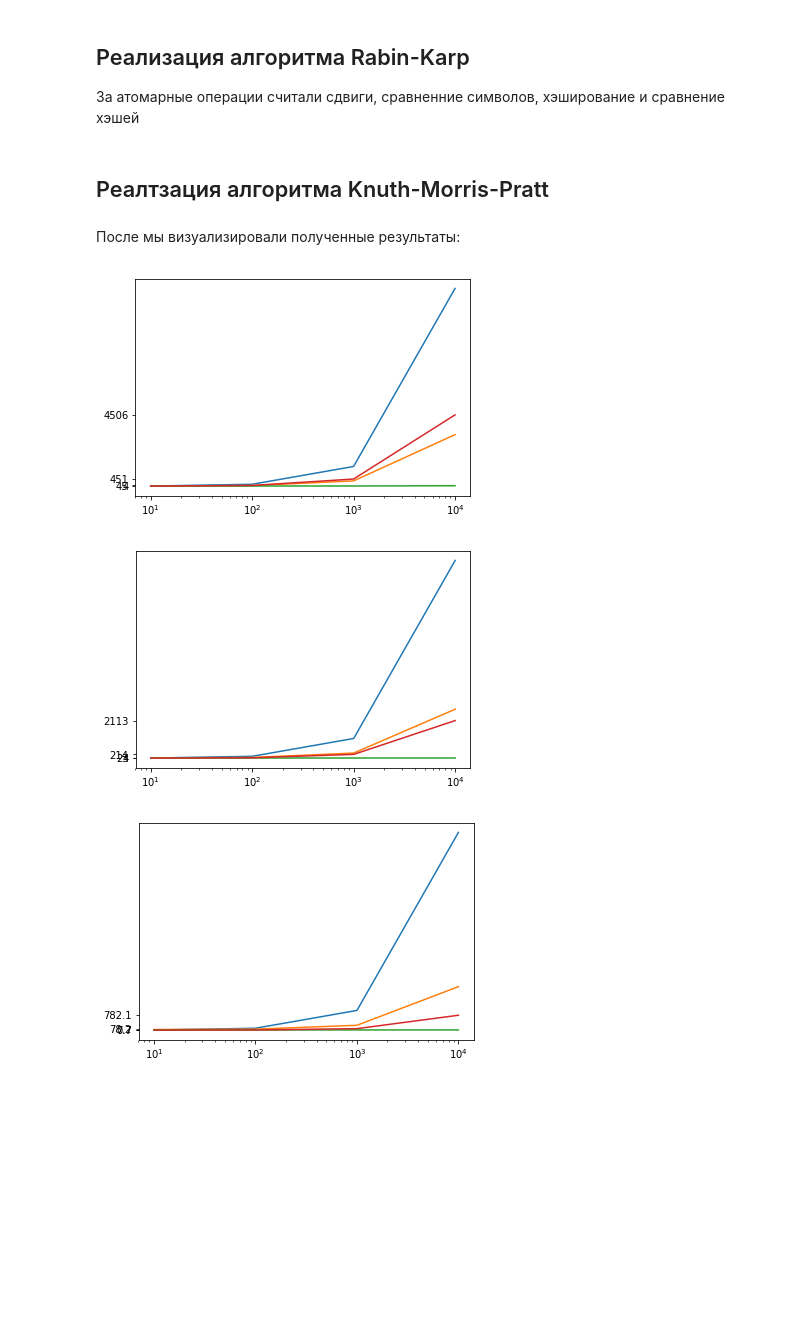
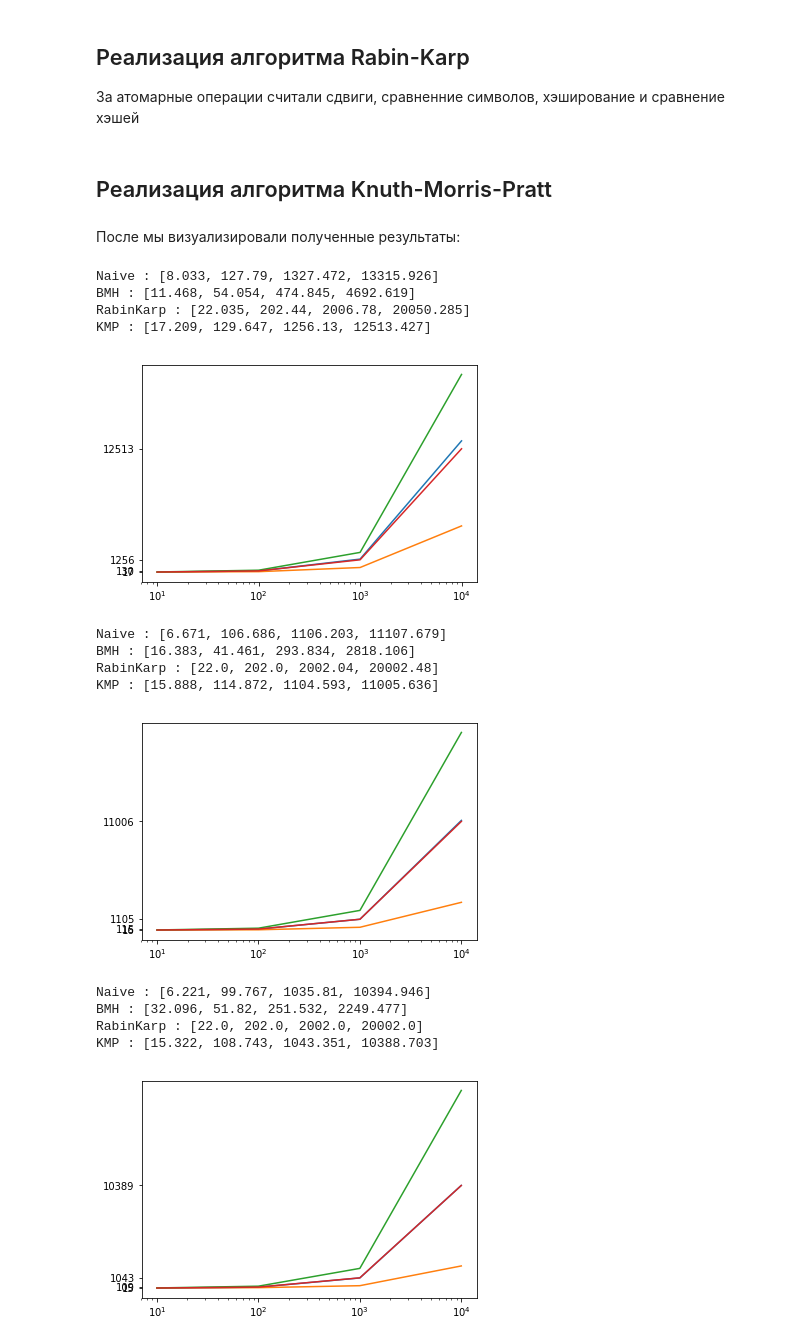
Before and after one commit to MaksimovArtem/Algorithms_of_operations_research, a Jupyter notebook: Strings.ipynb, the cells around one changed output. Drawn from its saved outputs; the diff is of its cells as text; code cells hidden in the pictures; blank space fills up the shorter version.

```diff
--- a/Strings.ipynb
+++ b/Strings.ipynb
@@ -73,7 +75,7 @@ def Naive(string, pattern, alp_length):
             j += 1
         if j == len(pattern):
             shifts_list.append(i)
-    return shifts_list, shifts_count + comparisons_count
+    return shifts_list, comparisons_count
 # %% [markdown]
 ## Реализация алгоритма Boyer-Moure-Horspool
 
@@ -106,7 +108,7 @@ def BMH(string, pattern, alp_length):
         if flag:
             shifts.append(i)
         i += 1
-    #test_on_naive(string, pattern, shifts, alp_length)
+    test_on_naive(string, pattern, shifts, alp_length)
     return shifts, comparison_count + preprocessing_count
 # %% [markdown]
 Результат работы сравнивается с результатом, выданным наивным алгоритмом для проверки правильнотси работы
@@ -133,12 +135,12 @@ class RKhasher:
 def RabinKarp(string, pattern, alp_length):
     shifts = []
     preprocessing_count = 2*len(pattern)
-    hash_comp_count = comparison_count = 0
+    hash_comp_count = comparison_count = hash_recount = 0
     hs = RKhasher.hash(string, len(pattern))
     hpat = RKhasher.hash(pattern, len(pattern))
     for i in range(len(string) - len(pattern) + 1):
+        hash_comp_count += 1
         if hs == hpat:
-            hash_comp_count += 1
             j = 0
             while j < len(pattern):
                 comparison_count += 1
@@ -148,10 +150,11 @@ def RabinKarp(string, pattern, alp_length):
             if j == len(pattern):
                 shifts.append(i)
         hs = RKhasher.move(hs, len(pattern), string, i)
-    #test_on_naive(string, pattern, shifts, alp_length)
-    return shifts, preprocessing_count + hash_comp_count + comparison_count
+        hash_recount += 1
+    test_on_naive(string, pattern, shifts, alp_length)
+    return shifts, preprocessing_count + hash_comp_count + comparison_count + hash_recount
 # %% [markdown]
-## Реалтзация алгоритма Knuth-Morris-Pratt
+## Реализация алгоритма Knuth-Morris-Pratt
 # %%
 def prefix_function(string):
     prefix_table = [0] * len(string)
@@ -198,13 +202,25 @@ def graph_result(pattern_len, alp_lens):
         plt.show()
 # %%
 pattern_len = 5
-alp_lens = [5, 10, 26]
+alp_lens = [4, 10, 26]
 
 graph_result(pattern_len, alp_lens) #Посмотрим на влияние мощности алфавита
 # %% [output]
+Naive : [8.033, 127.79, 1327.472, 13315.926]
+BMH : [11.468, 54.054, 474.845, 4692.619]
+RabinKarp : [22.035, 202.44, 2006.78, 20050.285]
+KMP : [17.209, 129.647, 1256.13, 12513.427]
-[figure, old version]
+[figure, new version]
+Naive : [6.671, 106.686, 1106.203, 11107.679]
+BMH : [16.383, 41.461, 293.834, 2818.106]
+RabinKarp : [22.0, 202.0, 2002.04, 20002.48]
+KMP : [15.888, 114.872, 1104.593, 11005.636]
-[figure, old version]
+[figure, new version]
+Naive : [6.221, 99.767, 1035.81, 10394.946]
+BMH : [32.096, 51.82, 251.532, 2249.477]
+RabinKarp : [22.0, 202.0, 2002.0, 20002.0]
+KMP : [15.322, 108.743, 1043.351, 10388.703]
-[figure, old version]
+[figure, new version]
 # %% [markdown]
 В общем, можно заметить, что количество итераций относительно длины строки зависит линейно: длина строки увеличилась в 10 раз - количество операций увеличилось примерно также.
 
```
Also changed, not shown: parts of 9 cells of this notebook, 3 other files.
